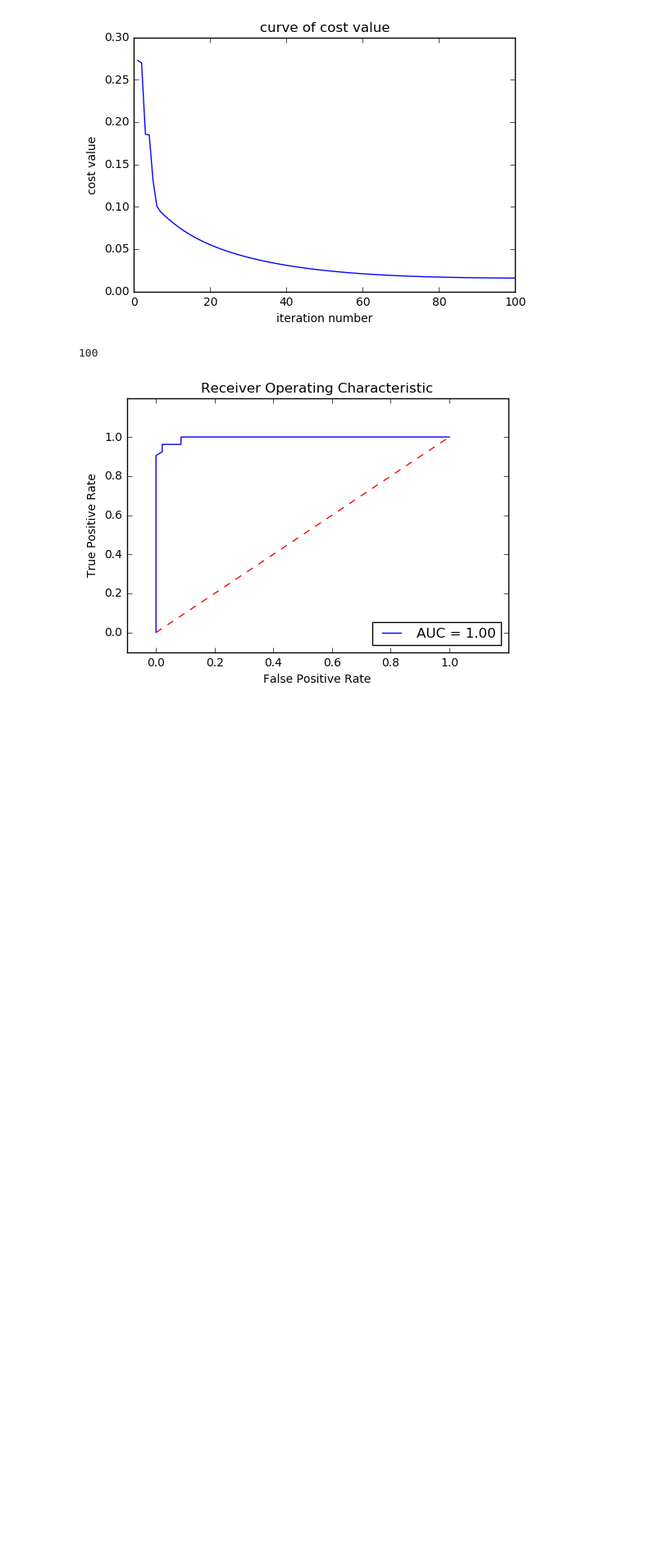
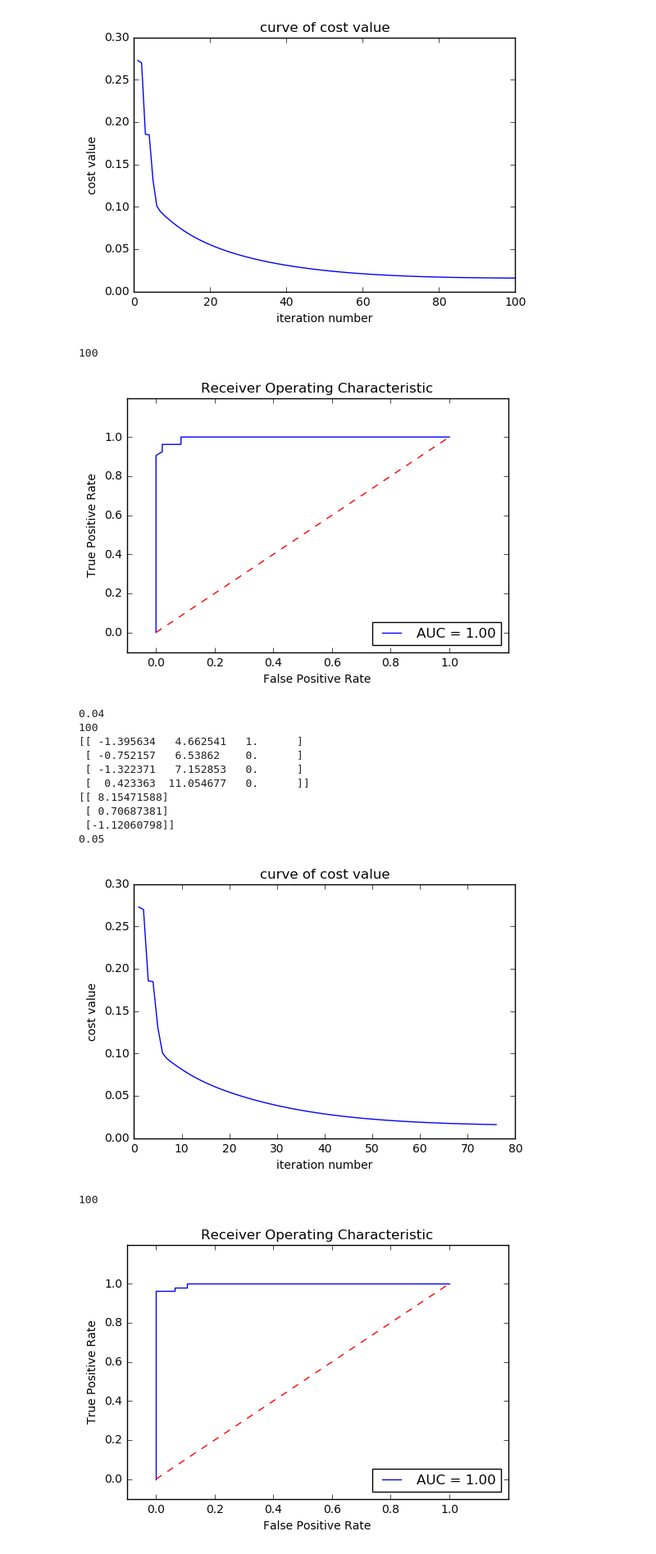
Before and after one commit to hongwangli/machineLearning, a Jupyter notebook: LR/newton_logistic.ipynb, the cells around one changed output. Shown: that part at 82% size. Cells and saved outputs as stored; diff of their text form; code cells hidden in the pictures; blank space fills up the shorter version.

```diff
--- a/LR/newton_logistic.ipynb
+++ b/LR/newton_logistic.ipynb
@@ -64,13 +64,11 @@ def plot_cost(cost):
     plt.plot(leng, cost)
     plt.show()
 
-alpha = 0.005
-iter_num = 2000
-eplise = 0.4
+
 ratio= 0.8
 #data_logistic = pd.read_csv('http://oheum0xlq.bkt.clouddn.com/data_logistic.csv')
 #print data_logistic
-data_logistic = pd.read_csv('/root/Desktop/machineLearning/data_logistic.csv')
+data_logistic = pd.read_csv('/root/Desktop/machineLearning/LR/data_logistic.csv')
 
 data_Array_logistic = np.array(data_logistic)
 nrow,ncol = data_Array_logistic.shape
@@ -334,7 +338,7 @@ plot_roc(tprs,fprs)
 # %%
 
 
-def logistic_DFP(data,eplise,iter_max):
+def logistic_DFP(data,eplise,iter_max,alpha):
     nrow,ncol = data.shape
     x = np.hstack((np.array([1.0 for i in xrange(nrow)]).reshape(nrow,1),data[:,0:(ncol-1)]))
     y = data[:,ncol-1].reshape(nrow,1)
@@ -373,13 +377,13 @@ def logistic_DFP(data,eplise,iter_max):
 
     return theta_k1,costJ
 
-data_logistic = pd.read_csv('/root/Desktop/machineLearning/data_logistic.csv')
+data_logistic = pd.read_csv('/root/Desktop/machineLearning/LR/data_logistic.csv')
 
 data_Array_logistic = np.array(data_logistic)
 eplise =0.04
 iter_max =100
-
-theta,costJ = logistic_DFP(data_Array_logistic,eplise,iter_max)
+alpha = 0.05
+theta,costJ = logistic_DFP(data_Array_logistic,eplise,iter_max,alpha)
 plot_cost(costJ)
 tprs,fprs = compute_tpr_fpr(theta,data_Array_logistic)
 print len(tprs)
@@ -391,7 +395,7 @@ plot_roc(tprs,fprs)
 [figure]
 # %%
 
-def logistic_BFGS(data,eplise,iter_max):
+def logistic_BFGS(data,eplise,iter_max,alpha):
     nrow,ncol = data.shape
     x = np.hstack((np.array([1.0 for i in xrange(nrow)]).reshape(nrow,1),data[:,0:(ncol-1)]))
     y = data[:,ncol-1].reshape(nrow,1)
@@ -411,32 +415,55 @@ def logistic_BFGS(data,eplise,iter_max):
             pk = -np.dot(G_k , g_k_f)
             theta_k1 = theta_k + alpha * pk
             z_k1 = np.dot(x,theta_k1)
             h_k1 = sigmoid(z_k1)
             g_k1_f = -np.dot(np.transpose(x),y - h_k1.reshape(nrow,1))/nrow  #?
             if (np.sum(np.fabs(g_k1_f)) <= eplise) :
                 return theta_k1,costJ
             else :
                 sk = theta_k1 - theta_k
                 yk = g_k1_f - g_k_f
                 # z1=yk'*G_k*yk a vlaue
                 z1 = np.dot(np.dot(np.transpose(yk),G_k),yk)
                 # z2 = sk' * yk a value
                 z2 = np.dot(np.transpose(sk),yk)
                 # z3 = sk * sk' a  square matrix of ncoal dimension
                 z3 =  np.dot(sk,np.transpose(sk))
                 # z4 = sk * yk'*G_k + G_k * yk * sk'  a  square matrix of ncoal dimension
                 z4 =  np.dot(np.dot(sk,np.transpose(yk)),G_k) + np.dot(np.dot(G_k,yk),np.transpose(sk))
                 G_k = G_k + (1+z1/z2)*z3/z2 - z4/z2
                 theta_k = theta_k1
         k += 1
     return theta_k1,costJ
 
-theta,costJ = logistic_BFGS(data,eplise,iter_max)
+data_logistic = pd.read_csv('/root/Desktop/machineLearning/LR/data_logistic.csv')
+data = np.array(data_logistic)
+eplise = 0.04
+alpha = 0.05
+iter_max = 100
+print eplise
+print iter_max
+print data[1:5,:]
+theta,costJ = logistic_BFGS(data,eplise,iter_max,alpha)
 print theta
-
+print alpha
+#print costJ
 plot_cost(costJ)
 
 tprs,fprs = compute_tpr_fpr(theta,data_Array_logistic)
 print len(tprs)
 
 plot_roc(tprs,fprs)
+# %% [output]
+0.04
+100
+[[ -1.395634   4.662541   1.      ]
+ [ -0.752157   6.53862    0.      ]
+ [ -1.322371   7.152853   0.      ]
+ [  0.423363  11.054677   0.      ]]
+[[ 8.15471588]
+ [ 0.70687381]
+ [-1.12060798]]
+0.05
+[figure, added]
+100
+[figure, added]
```
Also changed, not shown: parts of 3 cells of this notebook.
